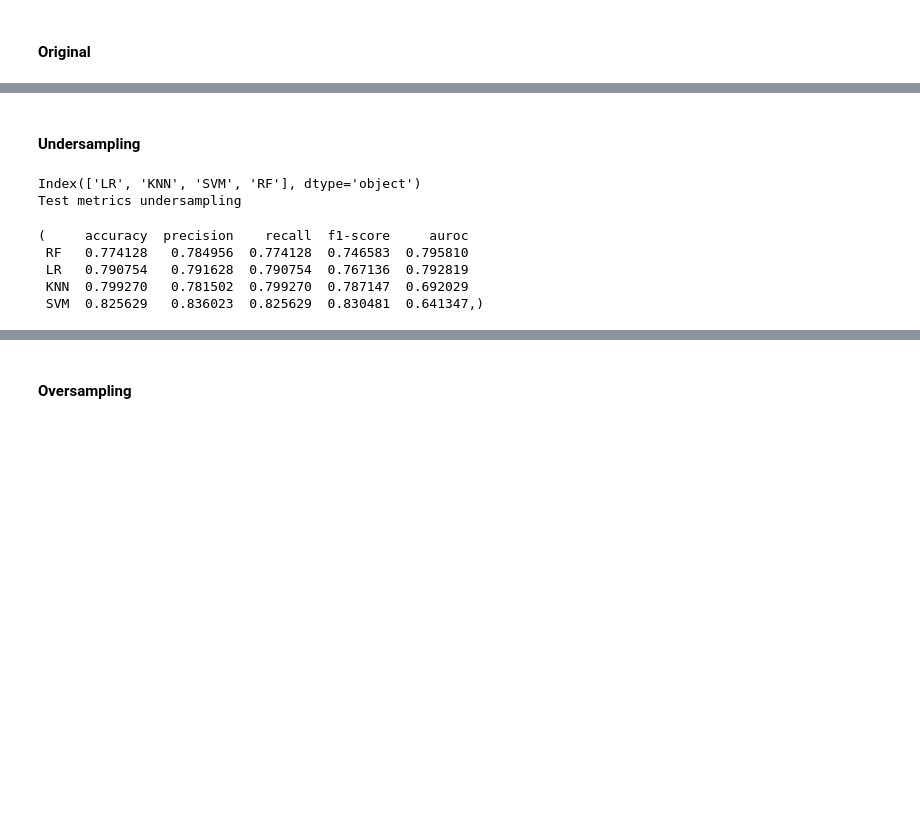
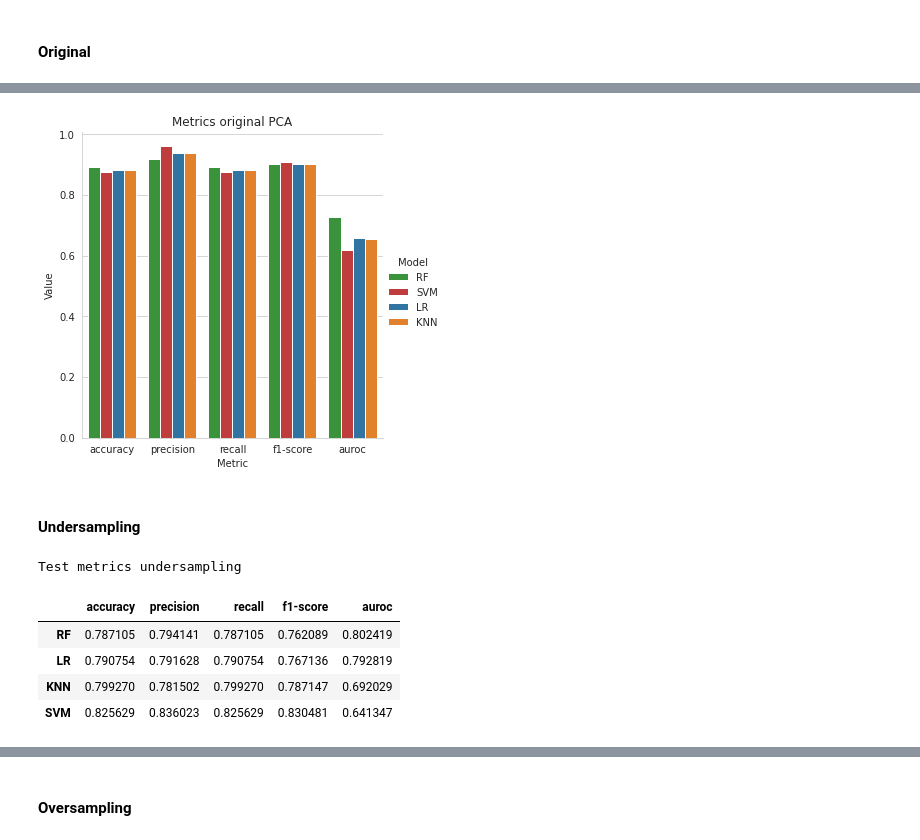
Before and after one commit to andrerubeis/andrerubeis, a Jupyter notebook: final_final_project_MML2.ipynb, the cells around one changed output, grey strips where cells are left out. Saved outputs shown, nothing was run; the diff lists cells and outputs as text; code cells hidden in the pictures; blank space fills up the shorter version.

```diff
--- a/final_final_project_MML2.ipynb
+++ b/final_final_project_MML2.ipynb
@@ -1931,13 +1954,16 @@ Test metrics original PCA
+# %%
+plot_barchart_metrics(test_metrics_pca, 'original', pca='PCA')
+# %% [output]
+[figure, added]
 # %% [markdown]
 #### Undersampling
 # %%
-test_metrics_undersampling = show_table_metrics (test_metrics, 'undersampling', pca='')
-test_metrics_undersampling
+test_metrics['undersampling']  = show_table_metrics (test_metrics, 'undersampling', pca='')
+test_metrics['undersampling']
 # %% [output]
-Index(['LR', 'KNN', 'SVM', 'RF'], dtype='object')
 Test metrics undersampling
-(     accuracy  precision    recall  f1-score     auroc
- RF   0.774128   0.784956  0.774128  0.746583  0.795810
- LR   0.790754   0.791628  0.790754  0.767136  0.792819
- KNN  0.799270   0.781502  0.799270  0.787147  0.692029
- SVM  0.825629   0.836023  0.825629  0.830481  0.641347,)
+|  | accuracy | precision | recall | f1-score | auroc |
+| RF | 0.787105 | 0.794141 | 0.787105 | 0.762089 | 0.802419 |
+| LR | 0.790754 | 0.791628 | 0.790754 | 0.767136 | 0.792819 |
+| KNN | 0.799270 | 0.781502 | 0.799270 | 0.787147 | 0.692029 |
+| SVM | 0.825629 | 0.836023 | 0.825629 | 0.830481 | 0.641347 |
```
Also changed, not shown: parts of 69 cells of this notebook.
